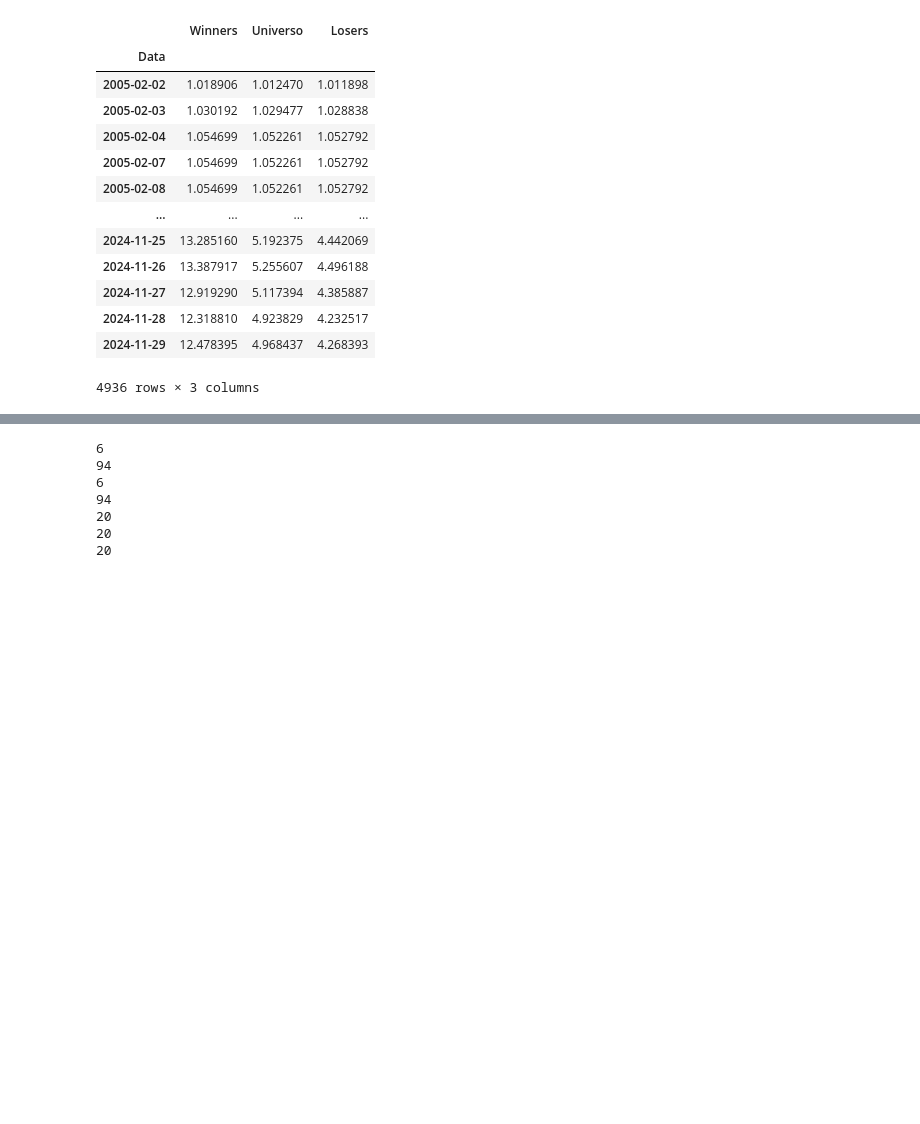
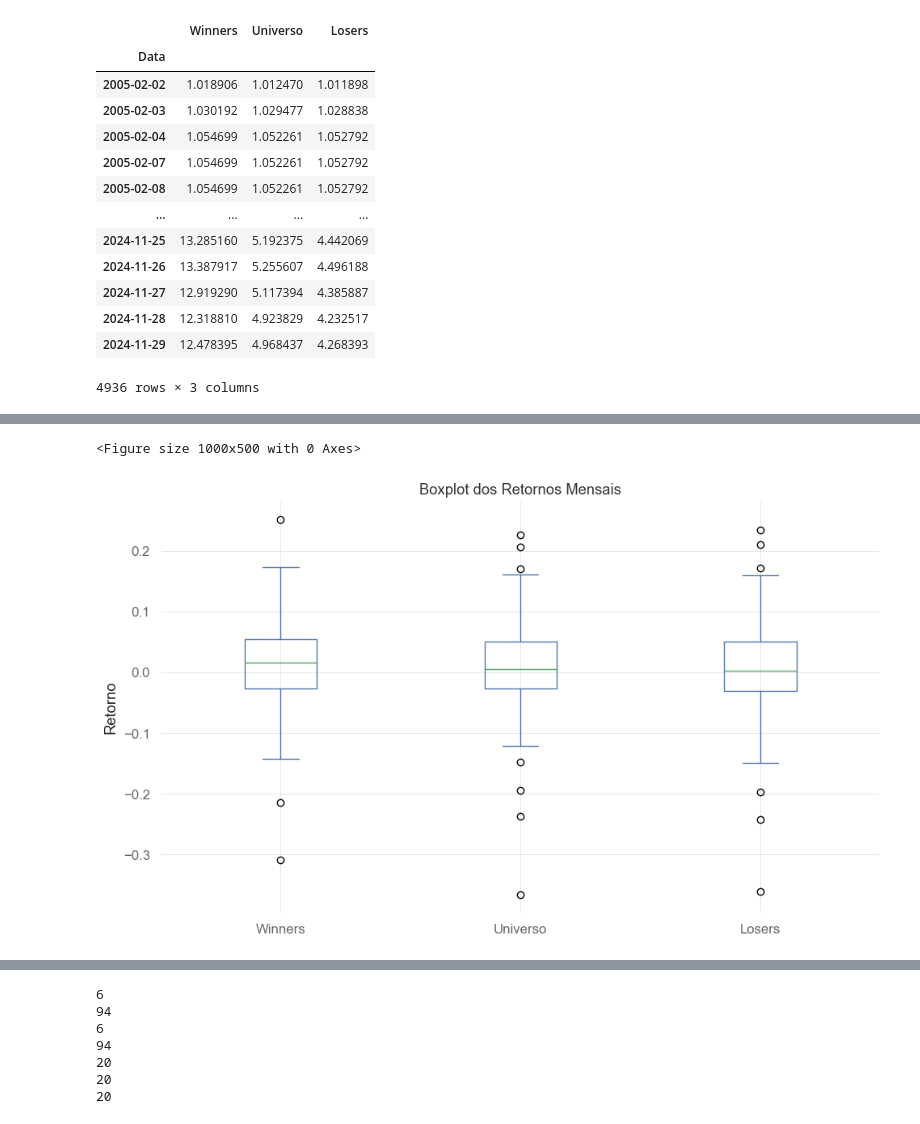
Before and after one commit to fefebiru/IQF-Grupo2, a Jupyter notebook: teste1_copy.ipynb, the cells around one changed output, grey strips where cells are left out. Cells and saved outputs as stored; diff of their text form; code cells hidden in the pictures; blank space fills up the shorter version.

```diff
--- a/teste1_copy.ipynb
+++ b/teste1_copy.ipynb
@@ -332,0 +358,12 @@ ModuleNotFoundError: No module named 'pyfolio'
+# %%
+
+plt.figure(figsize=(10, 5))
+monthly_returns.plot(kind='box')
+plt.title('Boxplot dos Retornos Mensais')
+plt.ylabel('Retorno')
+plt.grid(True, axis='y')
+plt.tight_layout()
+plt.show()
+# %% [output]
+<Figure size 1000x500 with 0 Axes>
+[figure, added]
```
Also changed, not shown: parts of 14 cells of this notebook, 1 other file.
